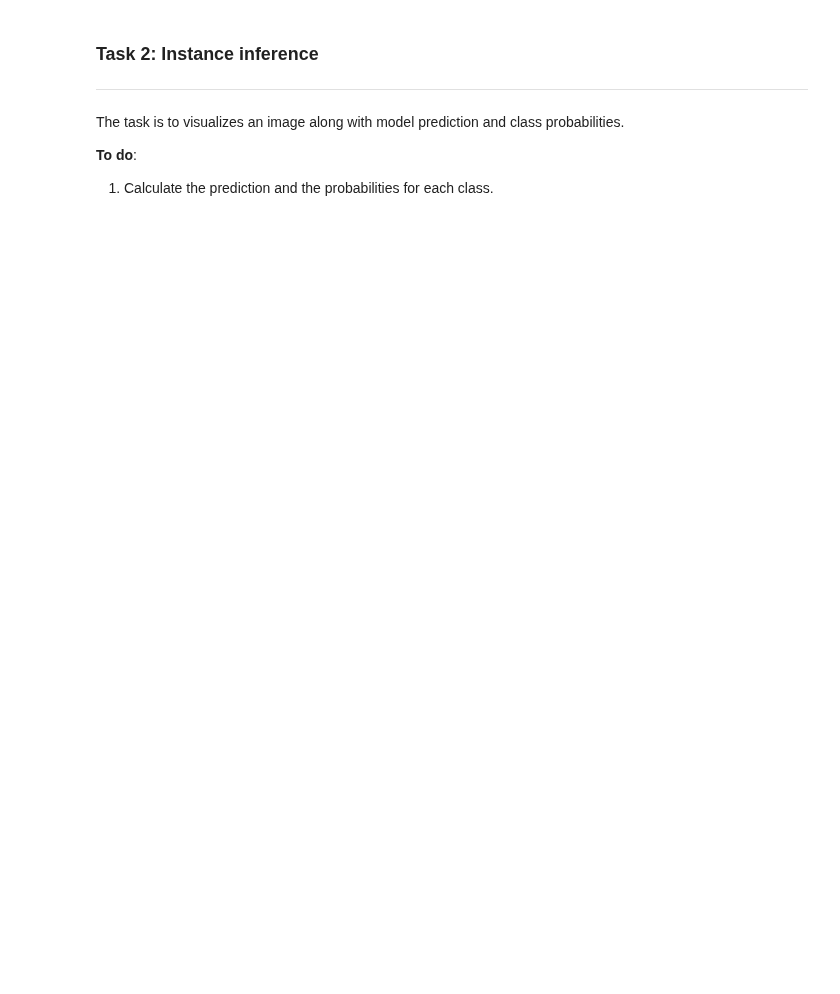
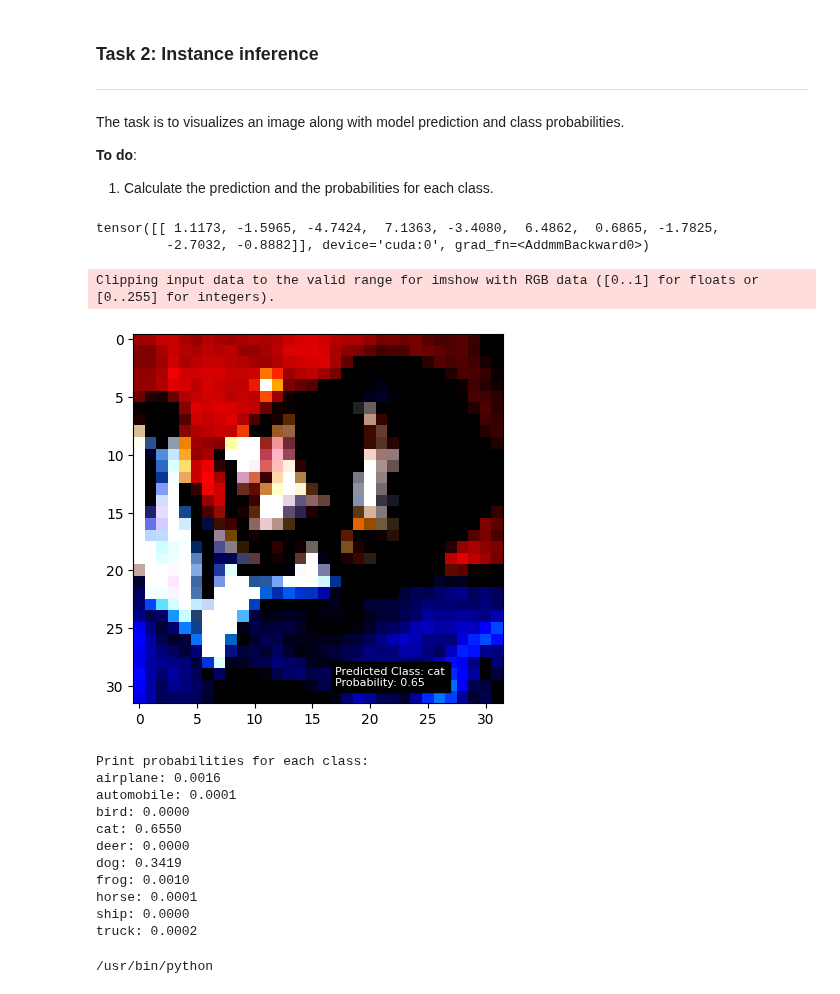
Before and after one commit to SustechSTA303/STA303-Assignment01, a Jupyter notebook: Assignment01.ipynb, the cells around one changed output. Drawn from its saved outputs; the diff is of its cells as text; code cells hidden in the pictures; blank space fills up the shorter version.

```diff
--- a/Assignment01.ipynb
+++ b/Assignment01.ipynb
@@ -119,5 +304,19 @@ criterion =
+# %%
+##################### Write your answer here ##################
+# Define the loss function
+# criterion = nn.CrossEntropyLoss()
+
+criterions = {
+    "L1 Loss": (nn.L1Loss(reduction = "mean"), True),
+    "CE Loss": (nn.CrossEntropyLoss(), True),
+
+    "Focal Loss(γ=0.5)": (FocalLoss(gamma = 0.5), True),
+    "Focal Loss(γ=2.0)": (FocalLoss(gamma = 2.0), True),
+}
+
+###############################################################
 # %%
-def train_batch(model, image, target):
+def train_batch(model, image, target, criterion):
     """
     Perform one training batch iteration.
 
@@ -125,6 +324,7 @@ def train_batch(model, image, target):
         model (torch.nn.Module): The machine learning model to train.
         image (torch.Tensor): Batch of input data (images).
         target (torch.Tensor): Batch of target labels.
+        criterion (torch.nn.Module)
 
     Returns:
         torch.Tensor: Model output (predictions) for the batch.
@@ -132,14 +332,15 @@ def train_batch(model, image, target):
     """
 
     ##################### Write your answer here ##################
-    output =
-    loss =
+    model.train()
+    output = model(image)
+    loss = criterion(output, target)
     ###############################################################
 
     return output, loss
 # %%
 
-def test_batch(model, image, target):
+def test_batch(model, image, target, criterion):
     """
     Perform one testing batch iteration.
 
@@ -147,6 +348,7 @@ def test_batch(model, image, target):
         model (torch.nn.Module): The machine learning model to evaluate.
         image (torch.Tensor): Batch of input data (images).
         target (torch.Tensor): Batch of target labels.
+        criterion (torch.nn.Module)
 
     Returns:
         torch.Tensor: Model output (predictions) for the batch.
@@ -154,8 +356,9 @@ def test_batch(model, image, target):
     """
 
     ##################### Write your answer here ##################
-    output =
-    loss =
+    model.eval()
+    output = model(image)
+    loss = criterion(output, target)
     ###############################################################
 
     return output, loss
@@ -271,18 +592,40 @@ input = inputs[0]
 # predict_label is the index (or label) of the class with the highest probability from the probabilities.
 ###############################################################
 
-probabilities =
-predict_label =
+input = input.to(device)
+model = model.cuda()
+
+probabilities = F.softmax(model(input.unsqueeze(0)), dim = 1).squeeze(0)
+predict_label = torch.argmax(probabilities)
+# %%
+print(model(input.unsqueeze(0)))
+# %% [output]
+tensor([[ 1.1173, -1.5965, -4.7424,  7.1363, -3.4080,  6.4862,  0.6865, -1.7825,
+         -2.7032, -0.8882]], device='cuda:0', grad_fn=<AddmmBackward0>)
 # %%
 predicted_class = class_names[predict_label.item()]
 predicted_probability = probabilities[predict_label].item()
-image = input.numpy().transpose((1, 2, 0))
+image = input.cpu().numpy().transpose((1, 2, 0))
 plt.imshow(image)
 plt.text(17, 30, f'Predicted Class: {predicted_class}\nProbability: {predicted_probability:.2f}',
             color='white', backgroundcolor='black', fontsize=8)
 plt.show()
 
 # Print probabilities for each class
 print('Print probabilities for each class:')
 for i in range(len(class_names)):
     print(f'{class_names[i]}: {probabilities[i].item():.4f}')
+# %% [output]
+Clipping input data to the valid range for imshow with RGB data ([0..1] for floats or [0..255] for integers).
+[figure, added]
+Print probabilities for each class:
+airplane: 0.0016
+automobile: 0.0001
+bird: 0.0000
+cat: 0.6550
+deer: 0.0000
+dog: 0.3419
+frog: 0.0010
+horse: 0.0001
+ship: 0.0000
+truck: 0.0002
@@ -288,0 +701,6 @@ for i in range(len(class_names)):
+# %%
+import sys
+print(sys.executable)
+sys.path.append('/data/root/.local/lib/python3.10/site-packages')
+# %% [output]
+/usr/bin/python
```
Also changed, not shown: parts of 28 cells of this notebook, 26 other files.
